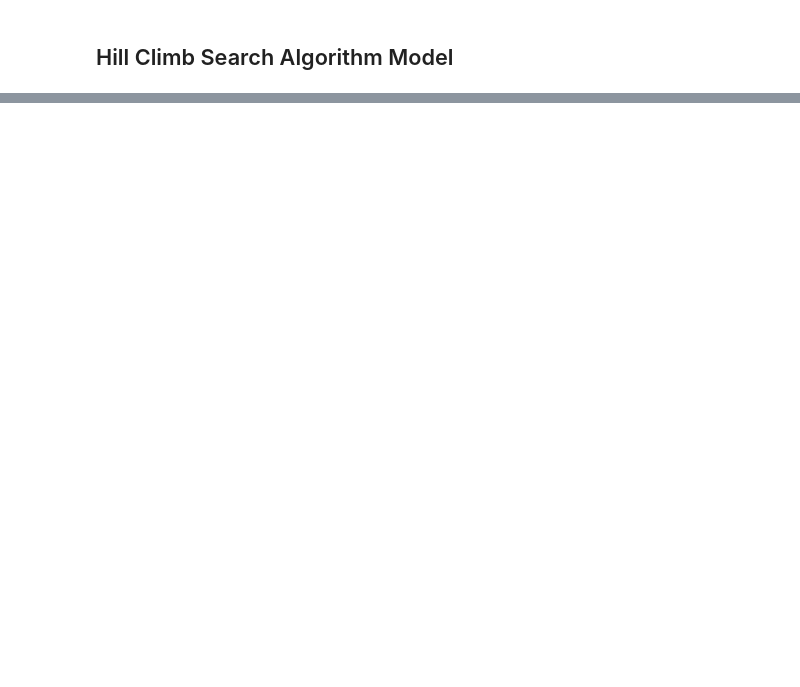
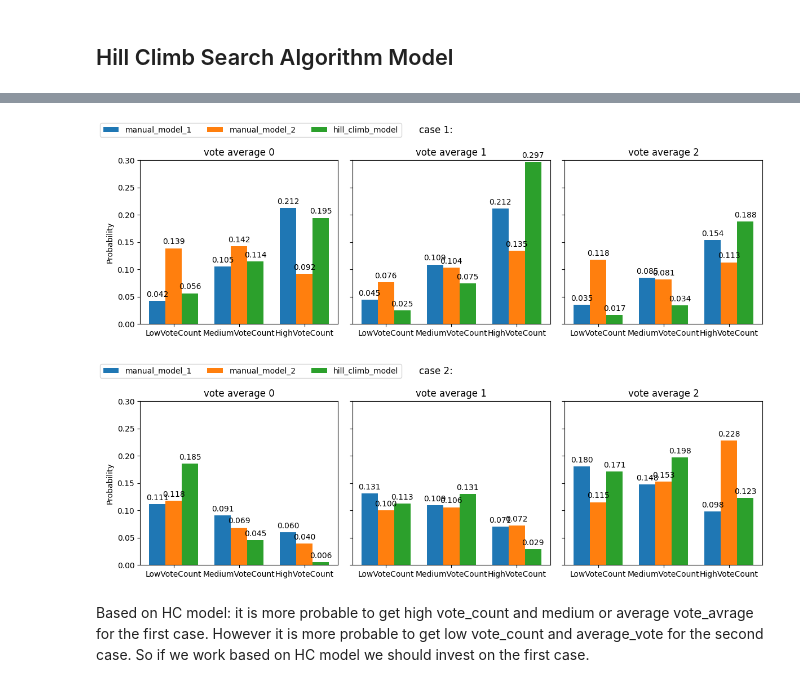
Before and after one commit to als1379/Movies-Analysis, a Jupyter notebook: MovieAnalysis.ipynb, the cells around one changed output, grey strips where cells are left out. Cells and saved outputs as stored; diff of their text form; code cells hidden in the pictures; blank space fills up the shorter version.

```diff
--- a/MovieAnalysis.ipynb
+++ b/MovieAnalysis.ipynb
@@ -713,0 +762,9 @@ print(query)
+# %%
+results = [{}, {}]
+# %%
+print('First Case:')
+for index, inference in enumerate(inferences):
+    query = inference.query(variables=['vote_average', 'vote_count'], evidence={'original_language': 1, 'runtime': 2, 'production_companies': 1, 'genres': genre_popularity['Action']})
+    print(f"Results for {model_names[index]}:")
+    print(query)
+    results[0][model_names[index]]=tuple(query.values)
@@ -713,0 +789,7 @@ print(query)
+# %%
+print('Second Case:')
+for index, inference in enumerate(inferences):
+    query = inference.query(variables=['vote_average', 'vote_count'], evidence={'original_language': 0, 'runtime': 0, 'production_companies': 1, 'genres': genre_popularity['Drama']})
+    print(f"sResults for {model_names[index]}:")
+    print(query)
+    results[1][model_names[index]]=tuple(query.values)
@@ -713,0 +814,52 @@ print(query)
+# %%
+categories = ['LowVoteCount', 'MediumVoteCount', 'HighVoteCount']
+model_colors = {
+    'manual_model_1': '#1f77b4',  # or pick any colors you like
+    'manual_model_2': '#ff7f0e',
+    'hill_climb_model': '#2ca02c'
+}
+
+for j, result in enumerate(results):
+    # We'll make 3 subplots, one for each "condition/index" in the tuple
+    fig, axes = plt.subplots(1, 3, figsize=(12, 4), sharey=True)
+
+    for cond_idx in range(3):
+        ax = axes[cond_idx]
+
+        # We'll collect each model's distribution for this condition
+        # e.g., for manual_model_1, we get model_dict['manual_model_1'][cond_idx]
+        # which is a length-3 array: [p(Low), p(Medium), p(High)]
+        x = np.arange(len(categories))  # [0,1,2] for the 3 categories
+        bar_width = 0.25
+        offset = 0
+
+        # Plot each model's probabilities as its own bar group
+        for i, (model_name, prob_tuple) in enumerate(result.items()):
+            prob_array = prob_tuple[cond_idx]  # e.g. [0.07, 0.11, 0.18]
+
+            rects = ax.bar(x + offset, prob_array,
+                           bar_width,
+                           label=model_name if cond_idx == 0 else "",  # label once
+                           color=model_colors.get(model_name, None))
+            # Show numeric labels on top of bars
+            ax.bar_label(rects, fmt="%.3f", padding=3)
+
+            offset += bar_width
+
+        ax.set_xticks(x + bar_width, categories)
+        ax.set_ylim(0, 0.3)  # Adjust as needed
+        ax.set_title(f'vote average {cond_idx}')
+        if cond_idx == 0:
+            ax.set_ylabel('Probability')
+
+    fig.suptitle(f'case {j+1}:')
+    fig.legend(loc='upper left', ncol=3)  # Show model legend once per figure
+    plt.tight_layout()
+    plt.show()
+# %% [output]
+[figure, added]
+[figure, added]
+# %% [markdown]
+Based on HC model:
+it is more probable to get high vote_count and medium or average vote_avrage for the first case. However it is more probable to get low vote_count and average_vote for the second case.
+So if we work based on HC model we should invest on the first case.
```
Also changed, not shown: parts of 35 cells of this notebook.
